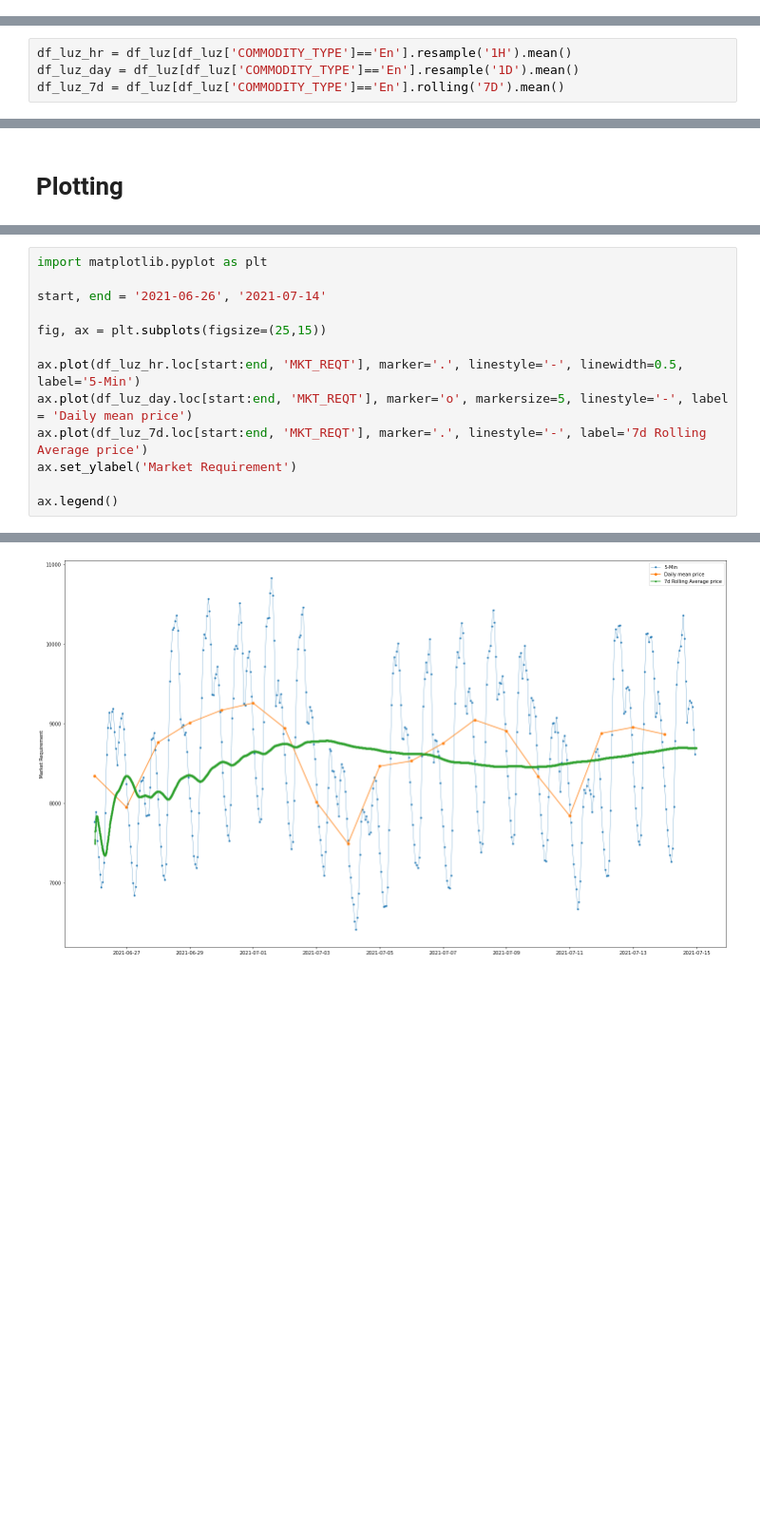
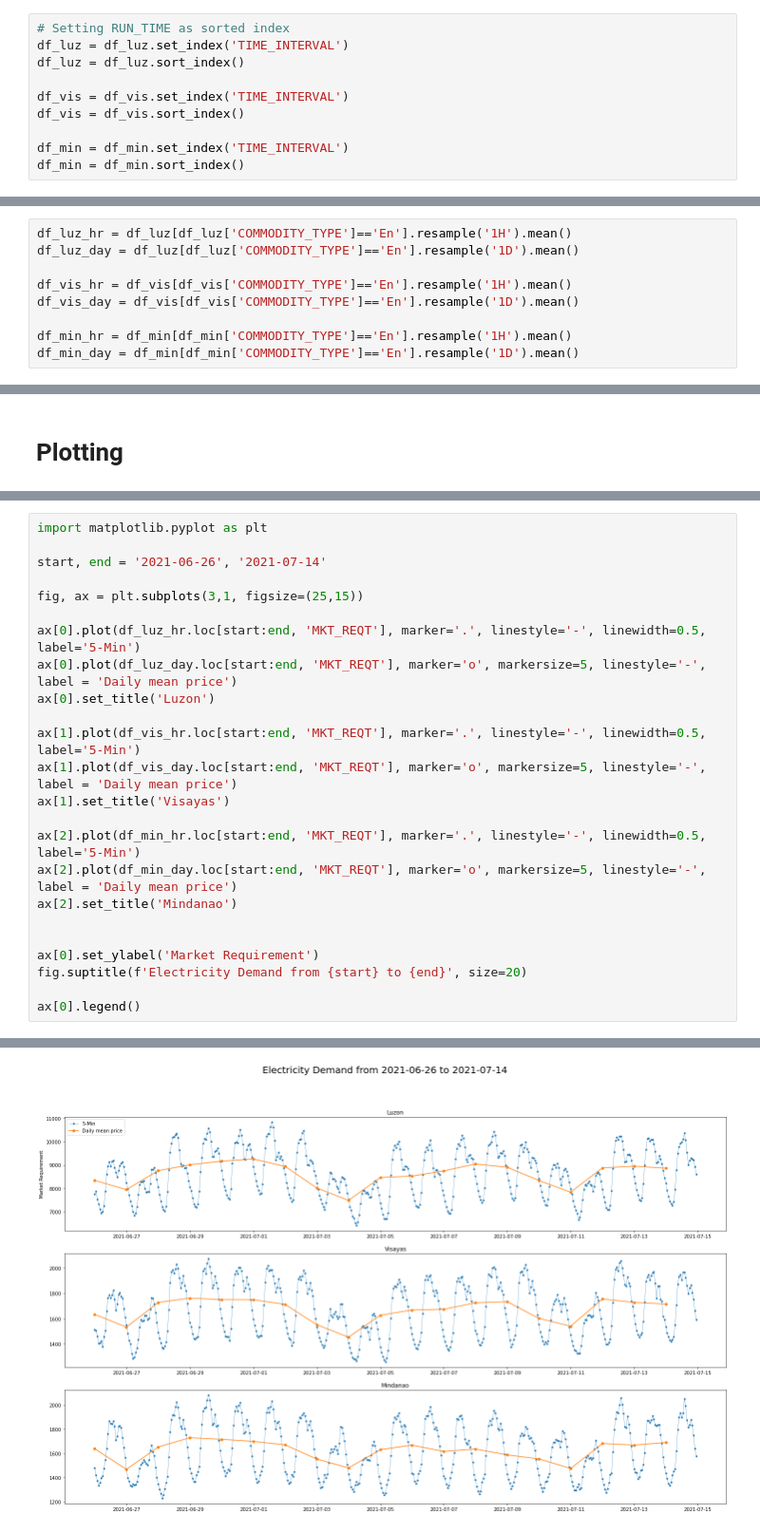
Before and after one commit to emmandecena/jpbook, a Jupyter notebook: book/docs/datasets/philenergy/dataregionaldemand.ipynb, the cells around one changed output, grey strips where cells are left out. Shown at 95% size. Saved outputs shown, nothing was run; the diff lists cells and outputs as text; blank space fills up the shorter version.

Commit message:
Updated demand

```diff
--- a/book/docs/datasets/philenergy/dataregionaldemand.ipynb
+++ b/book/docs/datasets/philenergy/dataregionaldemand.ipynb
@@ -149,0 +137,10 @@ df_luz[df_luz['COMMODITY_TYPE']=='En'].head()
+# %%
+# Setting RUN_TIME as sorted index
+df_luz = df_luz.set_index('TIME_INTERVAL')
+df_luz = df_luz.sort_index()
+
+df_vis = df_vis.set_index('TIME_INTERVAL')
+df_vis = df_vis.sort_index()
+
+df_min = df_min.set_index('TIME_INTERVAL')
+df_min = df_min.sort_index()
@@ -150,4 +149,9 @@ df_luz[df_luz['COMMODITY_TYPE']=='En'].head()
 # %%
 df_luz_hr = df_luz[df_luz['COMMODITY_TYPE']=='En'].resample('1H').mean()
 df_luz_day = df_luz[df_luz['COMMODITY_TYPE']=='En'].resample('1D').mean()
-df_luz_7d = df_luz[df_luz['COMMODITY_TYPE']=='En'].rolling('7D').mean()
+
+df_vis_hr = df_vis[df_vis['COMMODITY_TYPE']=='En'].resample('1H').mean()
+df_vis_day = df_vis[df_vis['COMMODITY_TYPE']=='En'].resample('1D').mean()
+
+df_min_hr = df_min[df_min['COMMODITY_TYPE']=='En'].resample('1H').mean()
+df_min_day = df_min[df_min['COMMODITY_TYPE']=='En'].resample('1D').mean()
@@ -156,16 +193,27 @@ df_luz_7d = df_luz[df_luz['COMMODITY_TYPE']=='En'].rolling('7D').mean()
 # %%
 import matplotlib.pyplot as plt
 
 start, end = '2021-06-26', '2021-07-14'
 
-fig, ax = plt.subplots(figsize=(25,15))
+fig, ax = plt.subplots(3,1, figsize=(25,15))
 
-ax.plot(df_luz_hr.loc[start:end, 'MKT_REQT'], marker='.', linestyle='-', linewidth=0.5, label='5-Min')
-ax.plot(df_luz_day.loc[start:end, 'MKT_REQT'], marker='o', markersize=5, linestyle='-', label = 'Daily mean price')
-ax.plot(df_luz_7d.loc[start:end, 'MKT_REQT'], marker='.', linestyle='-', label='7d Rolling Average price')
-ax.set_ylabel('Market Requirement')
+ax[0].plot(df_luz_hr.loc[start:end, 'MKT_REQT'], marker='.', linestyle='-', linewidth=0.5, label='5-Min')
+ax[0].plot(df_luz_day.loc[start:end, 'MKT_REQT'], marker='o', markersize=5, linestyle='-', label = 'Daily mean price')
+ax[0].set_title('Luzon')
 
-ax.legend()
+ax[1].plot(df_vis_hr.loc[start:end, 'MKT_REQT'], marker='.', linestyle='-', linewidth=0.5, label='5-Min')
+ax[1].plot(df_vis_day.loc[start:end, 'MKT_REQT'], marker='o', markersize=5, linestyle='-', label = 'Daily mean price')
+ax[1].set_title('Visayas')
+
+ax[2].plot(df_min_hr.loc[start:end, 'MKT_REQT'], marker='.', linestyle='-', linewidth=0.5, label='5-Min')
+ax[2].plot(df_min_day.loc[start:end, 'MKT_REQT'], marker='o', markersize=5, linestyle='-', label = 'Daily mean price')
+ax[2].set_title('Mindanao')
+
+
+ax[0].set_ylabel('Market Requirement')
+fig.suptitle(f'Electricity Demand from {start} to {end}', size=20)
+
+ax[0].legend()
 # %% [output]
 <matplotlib.legend.Legend at 0x...>
-[figure, old version]
+[figure, new version]
```
Also changed, not shown: parts of 25 cells of this notebook, 17 other files.
